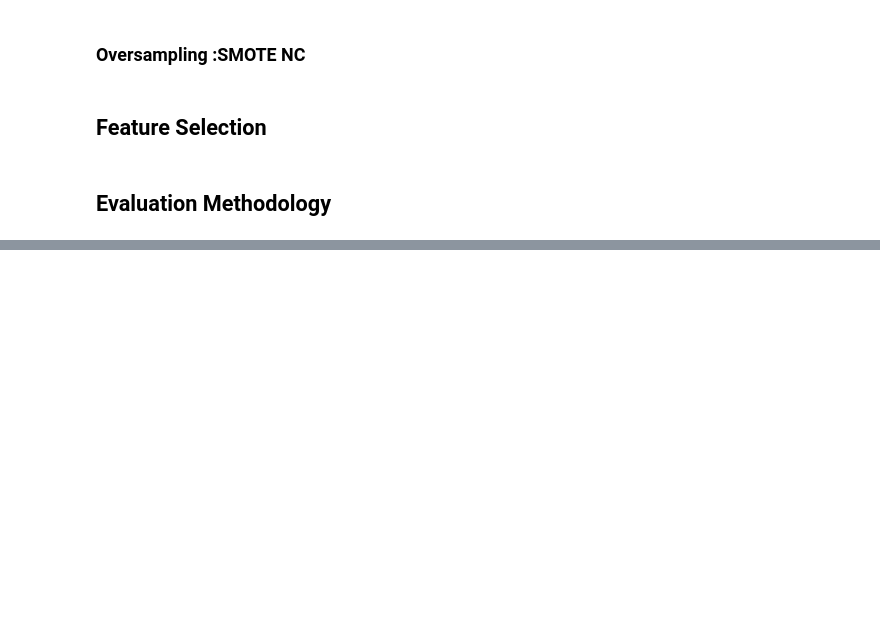
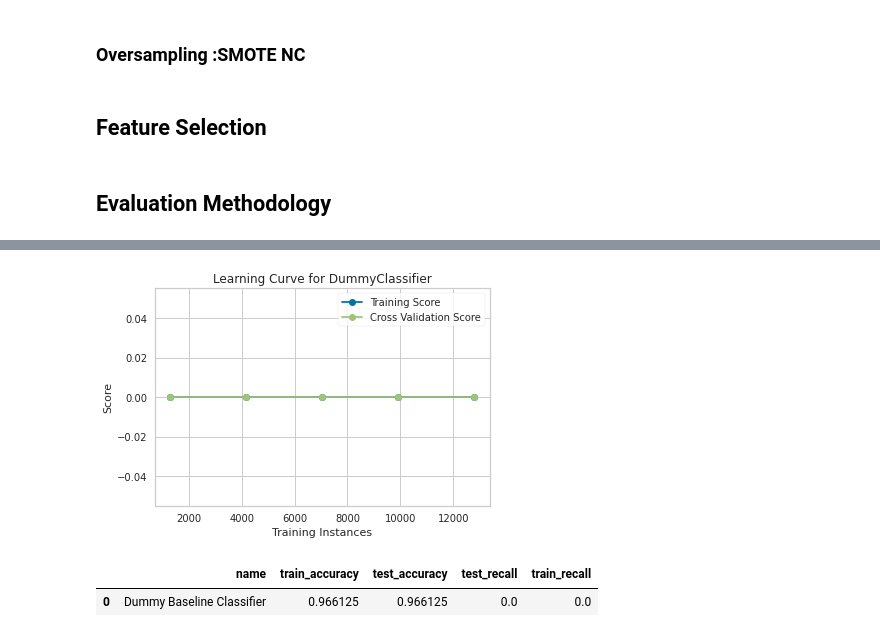
Before and after one commit to zhuofan-16/Machine_Failure_Prediction, a Jupyter notebook: Machine_Classification.ipynb, the cells around one changed output, grey strips where cells are left out. Cells and saved outputs as stored; diff of their text form; code cells hidden in the pictures; blank space fills up the shorter version.

```diff
--- a/Machine_Classification.ipynb
+++ b/Machine_Classification.ipynb
@@ -411,16 +389,16 @@ numerical = ['Ambient T (C)', 'Process T (C)',
 num_imp=Pipeline([
  ('num_selector', ColumnSelector('numerical')),
  ('Imputation',IterativeImputer(estimator=RandomForestRegressor(n_jobs=-1),
-                           initial_strategy='mean',
-                           max_iter=20, random_state=0)),
+                           initial_strategy='mean'
+                           max_iter=3,skip_complete=True ,random_state=0)),
 ])
 
 cat_imp=Pipeline([
      ('cat_selector', ColumnSelector('categorical')),
      ('One Hot Encoder1', OrdinalEncoder ()),
      ('Imputation',IterativeImputer(estimator=RandomForestClassifier(n_jobs=-1),
-                           initial_strategy='mean',
-                           max_iter=15, random_state=0)),
+                           initial_strategy='most_frequent',
+                           max_iter=3,skip_complete=True,random_state=0)),
 ])
 
 
@@ -435,0 +416,14 @@ colselect=[col in qualitativeVariable for col in machineDf. loc[:, machineDf. co
+# %%
+class DfConverter():
+    def __init__(self):
+        super().__init__()
+
+    def fit_transform(self, X, y=None):
+        return self.transform(X=X, y=y)
+
+    def transform(self, X, y=None):
+        df = pd.DataFrame(X)
+        return df
+
+    def fit(self, X, y=None):
+        return self
@@ -498,8 +500,8 @@ def scoreModel(clf,x,y,algName=None,record=pd.DataFrame({'name':[],'train_accura
     current: Dataframe with current record
     lr: Learning curve
     '''
-    score=cross_validate(clf,x,y,cv=StratifiedKFold(n_splits = 5, shuffle = True, random_state = 0,),scoring=['accuracy','recall'],n_jobs=1,return_estimator=True,return_train_score=True)
+    score=cross_validate(clf,x,y,cv=StratifiedKFold(n_splits = 5, shuffle = True, random_state = 0,),scoring=['accuracy','recall'],n_jobs=-1,return_estimator=True,return_train_score=True)
     current=pd.DataFrame({'name':[algName],'train_accuracy':score['train_accuracy'].mean(),'test_accuracy':score['test_accuracy'].mean(),'test_recall':score['test_recall'].mean(),'train_recall':score['train_recall'].mean()})
     record=pd.concat([record,current],ignore_index=True)
-    lr = learning_curve(clf, x, y, scoring = 'recall', cv = StratifiedKFold(n_splits = 5, shuffle = True, random_state = 0,), n_jobs=1)
+    lr = learning_curve(clf, x, y, scoring = 'recall', cv = StratifiedKFold(n_splits = 5, shuffle = True, random_state = 0,), n_jobs=-1)
     return record,current,lr
@@ -505,0 +525,7 @@ def scoreModel(clf,x,y,algName=None,record=pd.DataFrame({'name':[],'train_accura
+# %%
+test = imbpipeline([
+
+    ('Imputation',preproc),
+    ('DF Converter',DfConverter()),
+])
+test.fit_transform(x_train,y_train)
@@ -506,15 +547,21 @@ def scoreModel(clf,x,y,algName=None,record=pd.DataFrame({'name':[],'train_accura
 # %%
 
-from imblearn.over_sampling import SMOTENC, SMOTE
+from imblearn.over_sampling import SMOTENC
 baseline = imbpipeline([
+
     ('Imputation',preproc),
-    ('SMOTE NC Oversampling',SMOTENC(categorical_features=colselect)),
+    ('DF Converter',DfConverter()),
+    ('SMOTE NC Oversampling',SMOTENC(categorical_features=colselect,n_jobs=1)),
+    ('DF Converter1',DfConverter()),
     ('Data Preprocessing', data_preprocessing),
-    ('Custom Selector',customSelector()),
     ('Model', DummyClassifier())
 ])
 record,current,lr=scoreModel(baseline,x_train,y_train,"Dummy Baseline Classifier")
 current
+# %% [output]
+[figure, added]
+|  | name | train_accuracy | test_accuracy | test_recall | train_recall |
+| 0 | Dummy Baseline Classifier | 0.966125 | 0.966125 | 0.0 | 0.0 |
 # %%
 from imblearn.pipeline import make_pipeline
 from sklearn.preprocessing import StandardScaler
```
Also changed, not shown: parts of 37 cells of this notebook.
